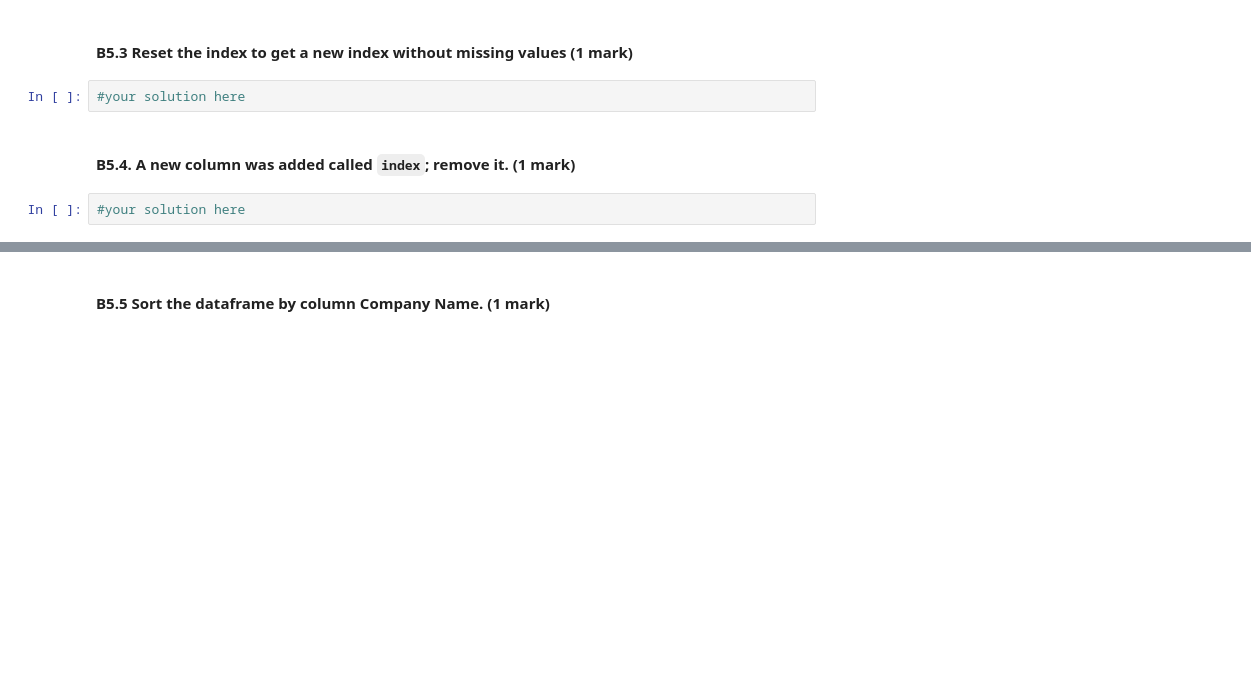
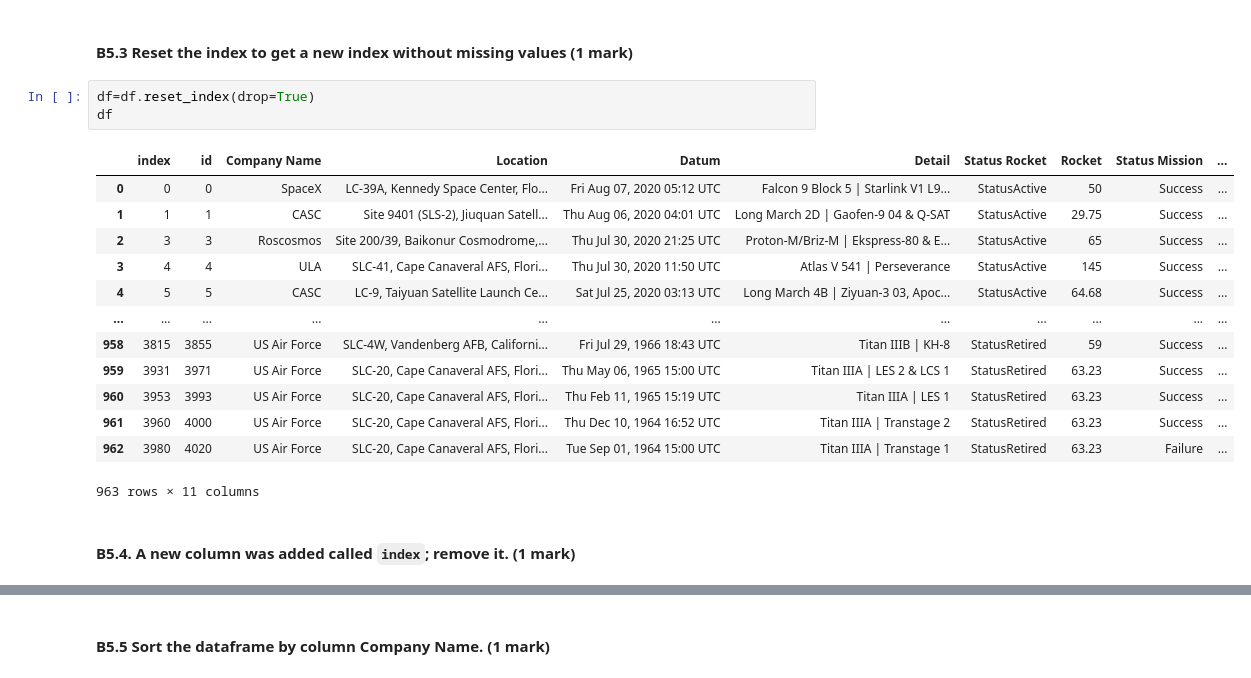
Before and after one commit to data301-2020-winter2/data301-lab5-lletef16, a Jupyter notebook: lab5.ipynb, the cells around one changed output, grey strips where cells are left out. Saved outputs shown, nothing was run; the diff lists cells and outputs as text; blank space fills up the shorter version.

```diff
--- a/lab5.ipynb
+++ b/lab5.ipynb
@@ -157,8 +187,21 @@ In this lab, we will guide you through some wrangling tasks with this dataset.
 # %% [markdown]
 #### B5.3 Reset the index to get a new index without missing values (1 mark)
-# %%
-#your solution here
+# %%
+df=df.reset_index(drop=True)
+df
+# %% [output]
+|  | index | id | Company Name | Location | Datum | Detail | Status Rocket | Rocket | Status Mission | ... |
+| 0 | 0 | 0 | SpaceX | LC-39A, Kennedy Space Center, Flo... | Fri Aug 07, 2020 05:12 UTC | Falcon 9 Block 5 | Starlink V1 L9... | StatusActive | 50 | Success | ... |
+| 1 | 1 | 1 | CASC | Site 9401 (SLS-2), Jiuquan Satell... | Thu Aug 06, 2020 04:01 UTC | Long March 2D | Gaofen-9 04 & Q-SAT | StatusActive | 29.75 | Success | ... |
+| 2 | 3 | 3 | Roscosmos | Site 200/39, Baikonur Cosmodrome,... | Thu Jul 30, 2020 21:25 UTC | Proton-M/Briz-M | Ekspress-80 & E... | StatusActive | 65 | Success | ... |
+| 3 | 4 | 4 | ULA | SLC-41, Cape Canaveral AFS, Flori... | Thu Jul 30, 2020 11:50 UTC | Atlas V 541 | Perseverance | StatusActive | 145 | Success | ... |
+| 4 | 5 | 5 | CASC | LC-9, Taiyuan Satellite Launch Ce... | Sat Jul 25, 2020 03:13 UTC | Long March 4B | Ziyuan-3 03, Apoc... | StatusActive | 64.68 | Success | ... |
+| ... | ... | ... | ... | ... | ... | ... | ... | ... | ... | ... |
+| 958 | 3815 | 3855 | US Air Force | SLC-4W, Vandenberg AFB, Californi... | Fri Jul 29, 1966 18:43 UTC | Titan IIIB | KH-8 | StatusRetired | 59 | Success | ... |
+| 959 | 3931 | 3971 | US Air Force | SLC-20, Cape Canaveral AFS, Flori... | Thu May 06, 1965 15:00 UTC | Titan IIIA | LES 2 & LCS 1 | StatusRetired | 63.23 | Success | ... |
+| 960 | 3953 | 3993 | US Air Force | SLC-20, Cape Canaveral AFS, Flori... | Thu Feb 11, 1965 15:19 UTC | Titan IIIA | LES 1 | StatusRetired | 63.23 | Success | ... |
+| 961 | 3960 | 4000 | US Air Force | SLC-20, Cape Canaveral AFS, Flori... | Thu Dec 10, 1964 16:52 UTC | Titan IIIA | Transtage 2 | StatusRetired | 63.23 | Success | ... |
+| 962 | 3980 | 4020 | US Air Force | SLC-20, Cape Canaveral AFS, Flori... | Tue Sep 01, 1964 15:00 UTC | Titan IIIA | Transtage 1 | StatusRetired | 63.23 | Failure | ... |
+963 rows × 11 columns
 # %% [markdown]
 #### B5.4. A new column was added called `index`; remove it. (1 mark)
-# %%
-#your solution here
```
Also changed, not shown: parts of 9 cells of this notebook, 1 other file.
